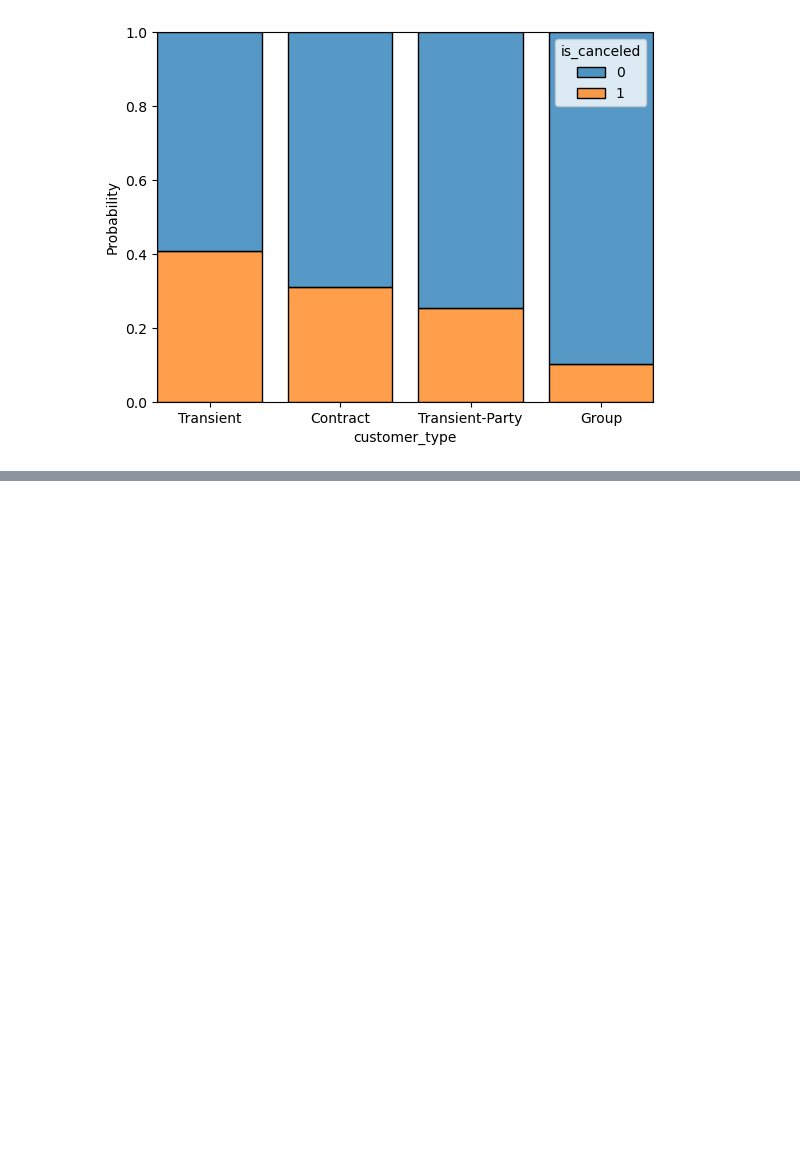
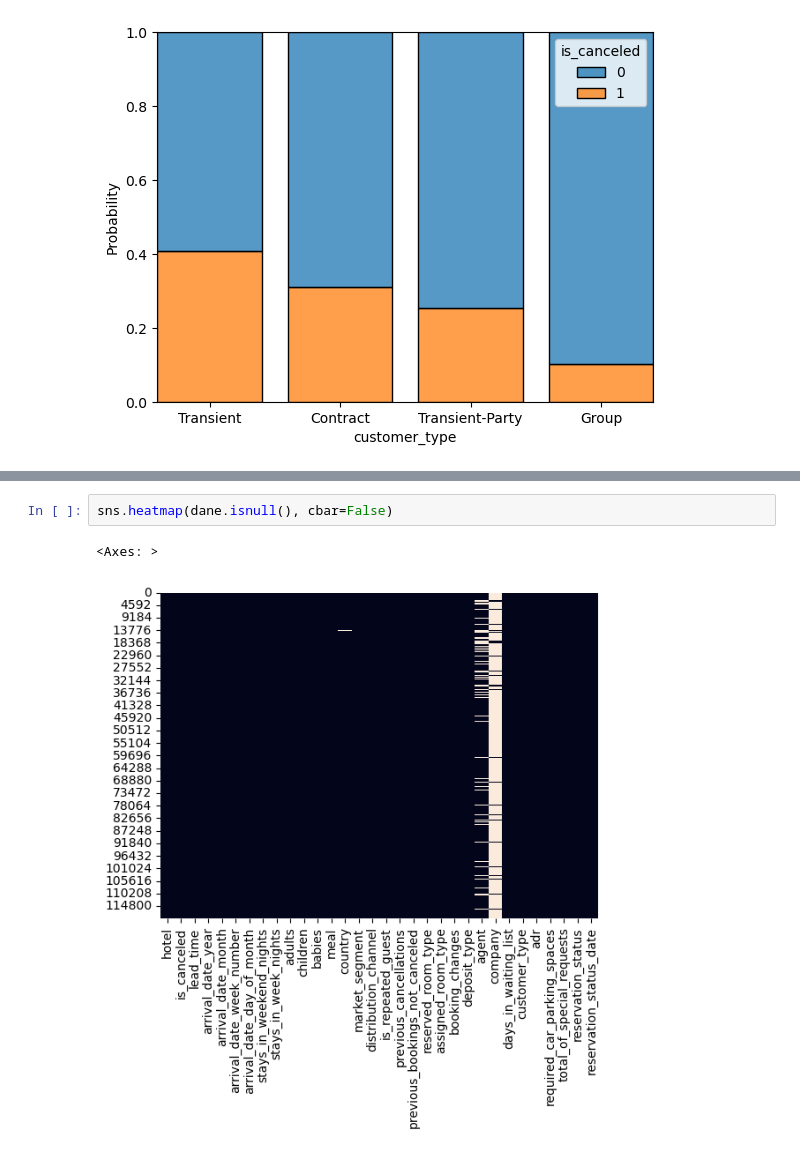
Before and after one commit to SzymonMak/HotelBookingsDataAnalysis, a Jupyter notebook: hotel_bookings_data_analysis.ipynb, the cells around one changed output, grey strips where cells are left out. Cells and saved outputs as stored; diff of their text form; blank space fills up the shorter version.

```diff
--- a/hotel_bookings_data_analysis.ipynb
+++ b/hotel_bookings_data_analysis.ipynb
@@ -166,0 +176,5 @@ Length: 119390, dtype: int64
+# %%
+sns.heatmap(dane.isnull(), cbar=False)
+# %% [output]
+<Axes: >
+[figure, added]
```
Also changed, not shown: parts of 16 cells of this notebook, 2 other files.
